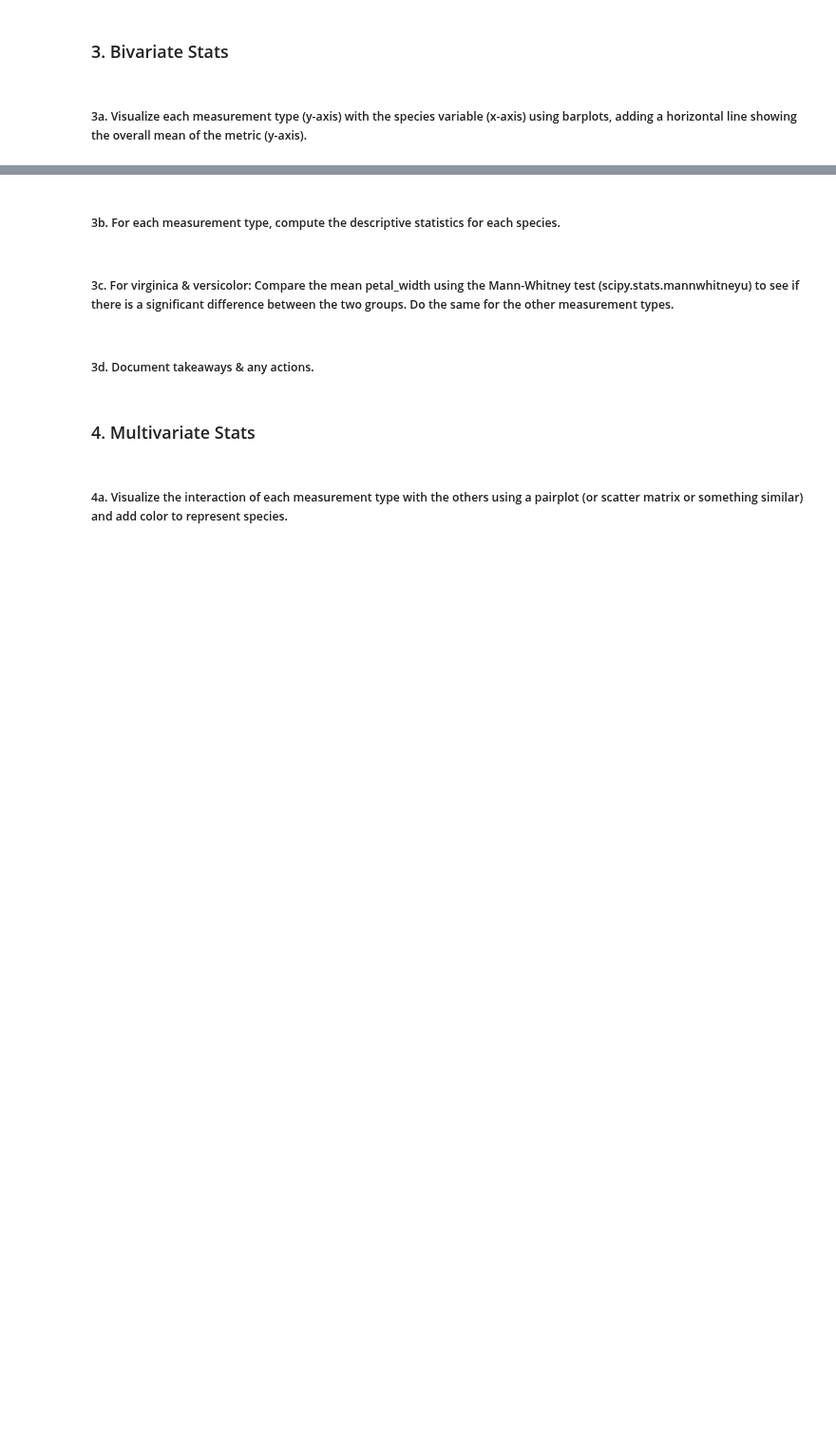
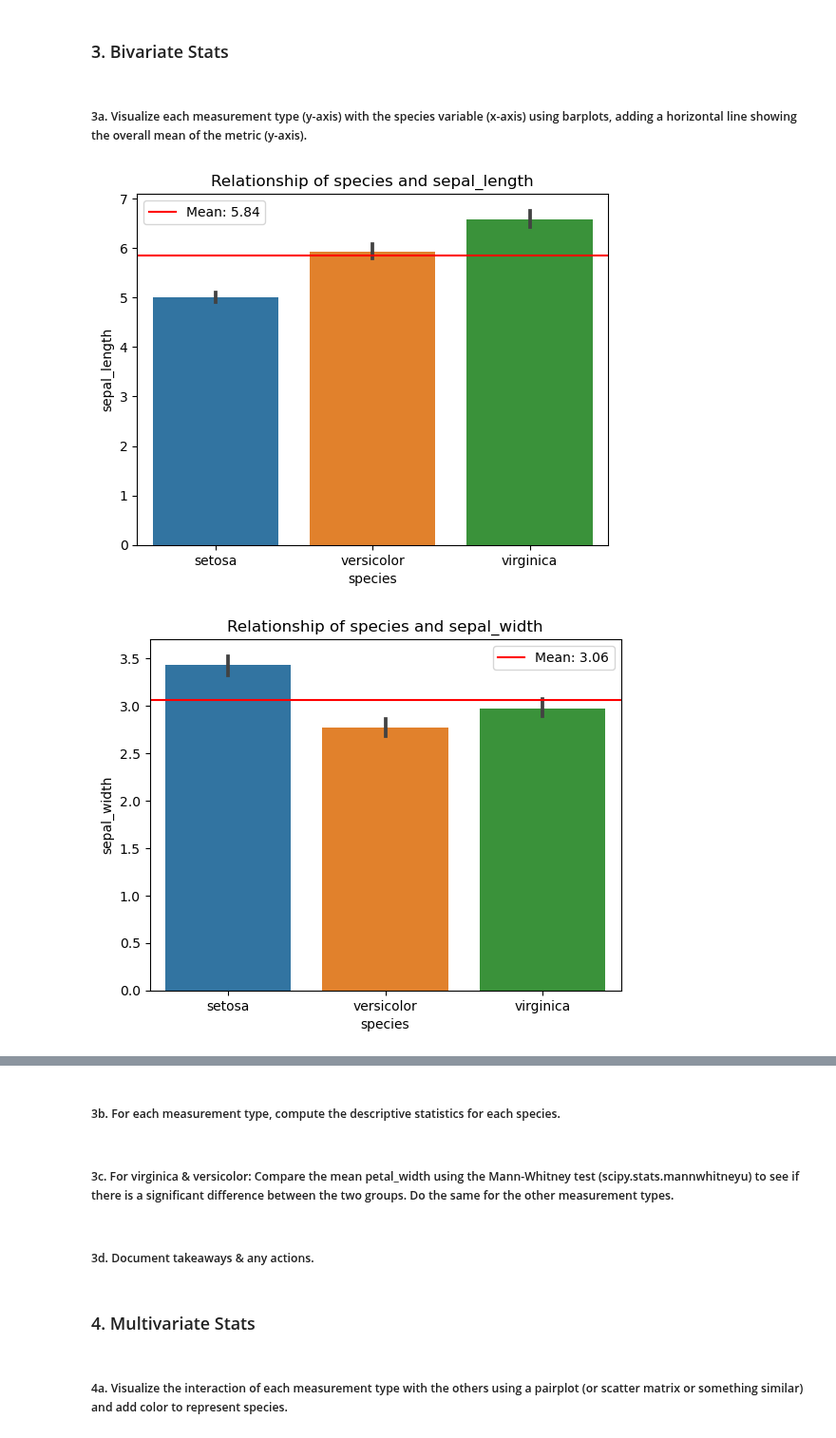
Before and after one commit to Jared-Wood135/classification-exercises, a Jupyter notebook: classification_exercises.ipynb, the cells around one changed output, grey strips where cells are left out. Shown at 95% size. Cells and saved outputs as stored; diff of their text form; code cells hidden in the pictures; blank space fills up the shorter version.

```diff
--- a/classification_exercises.ipynb
+++ b/classification_exercises.ipynb
@@ -732,3 +835,8 @@ Section 1 - iris_db: Using iris data from our mySQL server and the methods used
 ### 3. Bivariate Stats
 # %% [markdown]
 ##### 3a. Visualize each measurement type (y-axis) with the species variable (x-axis) using barplots, adding a horizontal line showing the overall mean of the metric (y-axis).
+# %%
+explore.explore_cat_vs_val(iris)
+# %% [output]
+[figure, added]
+[figure, added]
```
Also changed, not shown: parts of 30 cells of this notebook, 1 other file.
